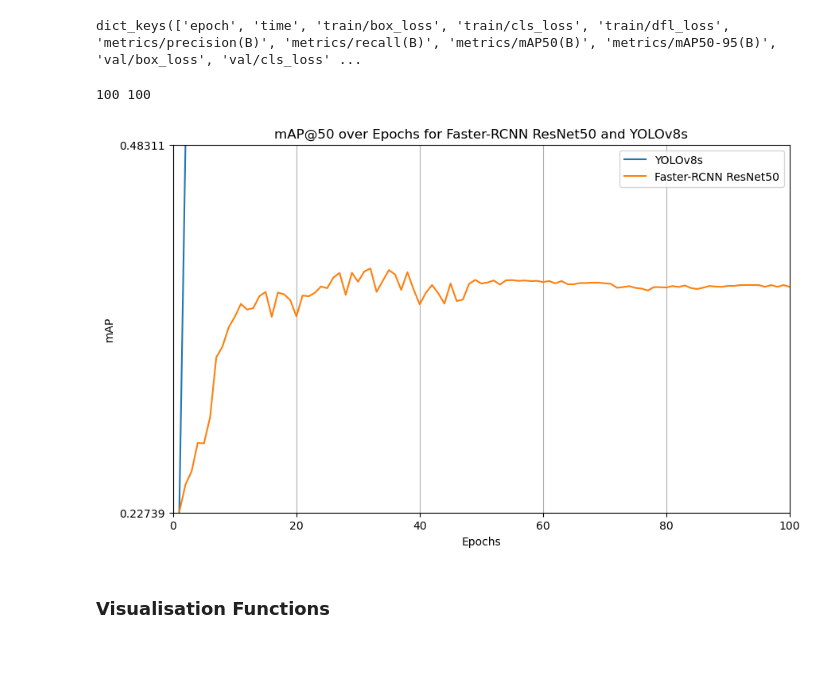
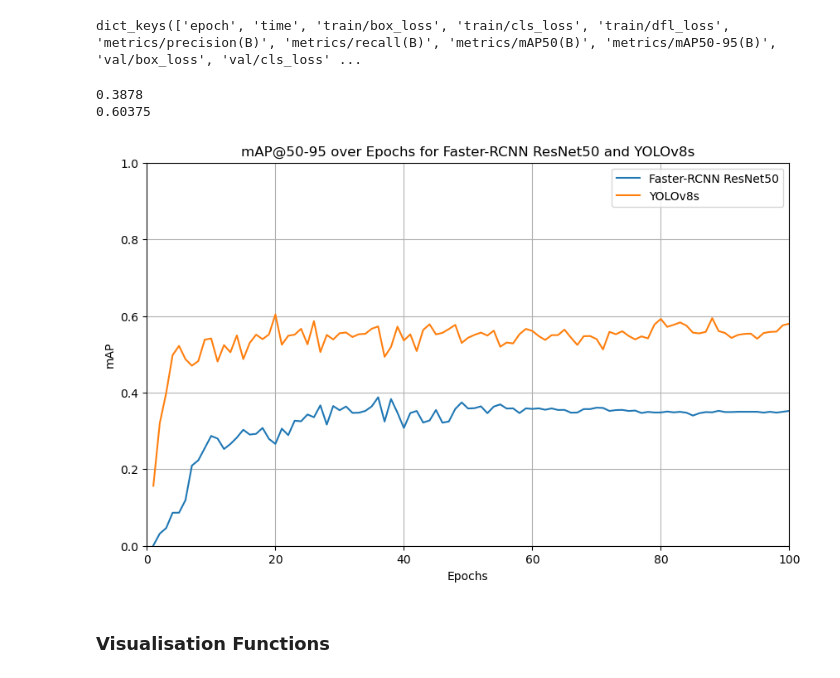
Before and after one commit to pseuds/SG-Road-Signs-Detection, a Jupyter notebook: evaluate_models.ipynb, the cells around one changed output. Cells and saved outputs as stored; diff of their text form; code cells hidden in the pictures.

```diff
--- a/evaluate_models.ipynb
+++ b/evaluate_models.ipynb
@@ -142,40 +142,46 @@ import matplotlib.pyplot as plt
 # Define the CSV file path
 rcnn_file = 'rcnn_training_stats.csv'
 yolo_file = 'yolov8s_training_stats.csv'
 
 epochs, train_map_50, train_map_50_95, test_map_50, test_map_50_95 = read_rcnn_csv(rcnn_file)
 yolo_data = read_yolo_csv(yolo_file)
 
+print(max(test_map_50_95))
+print(max(yolo_data["metrics/mAP50-95(B)"]))
+
 # Plotting the mAP values over epochs
 plt.figure(figsize=(10, 6))
 
-print(len(yolo_data["metrics/mAP50(B)"]), len(epochs))
+# Plot test set mAP@50
+# plt.plot(epochs, test_map_50, label="Faster-RCNN ResNet50") # fasterrcnn_resnet50_fpn
+# plt.plot(epochs, [float(i) for i in yolo_data["metrics/mAP50(B)"]], label="YOLOv8s")
 
-# Plot test set mAP@50
-plt.plot(epochs, yolo_data["metrics/mAP50(B)"], label="YOLOv8s")
-plt.plot(epochs, test_map_50, label="Faster-RCNN ResNet50") # fasterrcnn_resnet50_fpn
+# Plot test set mAP@50-95
+plt.plot(epochs, test_map_50_95, label="Faster-RCNN ResNet50") # fasterrcnn_resnet50_fpn
+plt.plot(epochs, [float(i) for i in yolo_data["metrics/mAP50-95(B)"]], label="YOLOv8s")
 
 # Plot mAP@50 and mAP@50-95 for Train and Test sets
 # plt.plot(epochs, train_map_50, label="Train mAP@50", marker='o')
 # plt.plot(epochs, train_map_50_95, label="Train mAP@50-95", marker='o')
 # plt.plot(epochs, test_map_50, label="Test mAP@50", marker='x')
 # plt.plot(epochs, test_map_50_95, label="Test mAP@50-95", marker='x')
 
 # Adding labels and title
 plt.xlabel("Epochs")
 plt.ylabel("mAP")
-plt.title("mAP@50 over Epochs for Faster-RCNN ResNet50 and YOLOv8s")
+plt.title("mAP@50-95 over Epochs for Faster-RCNN ResNet50 and YOLOv8s")
 plt.legend(loc="best")
 plt.grid(True)
 
 plt.ylim(0,1)
 plt.xlim(0, max(epochs))
 
 # Show the plot
 plt.show()
 # %% [output]
-100 100
+0.3878
+0.60375
-[figure, old version]
+[figure, new version]
 # %% [markdown]
 ### Visualisation Functions
 # %%
```
Also changed, not shown: parts of 3 cells of this notebook.
